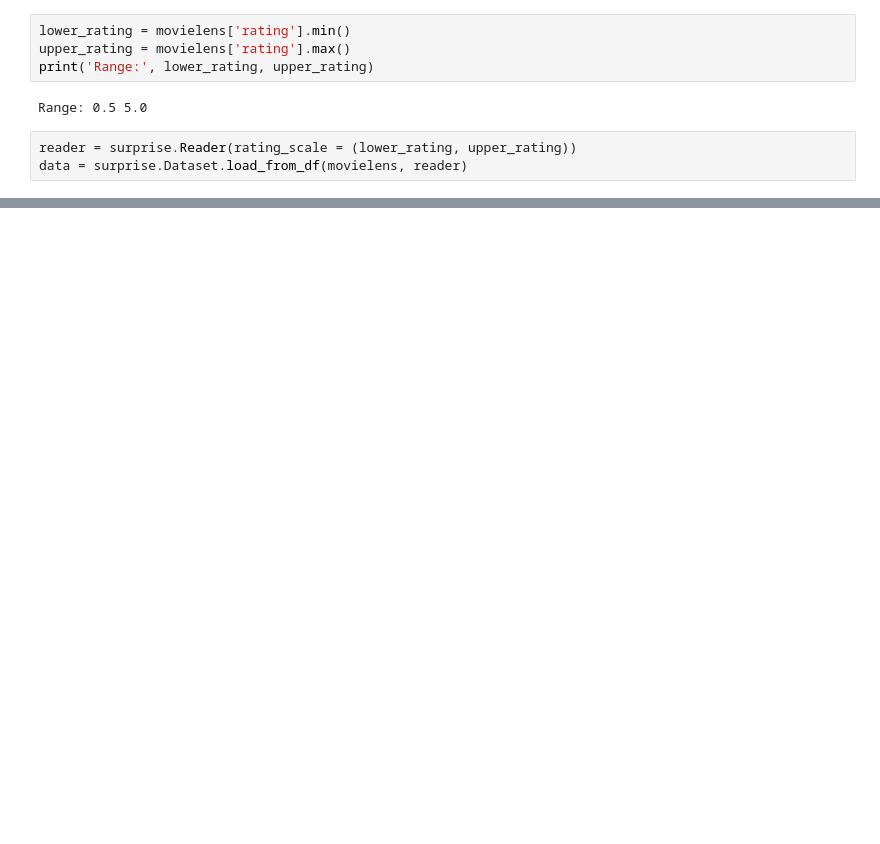
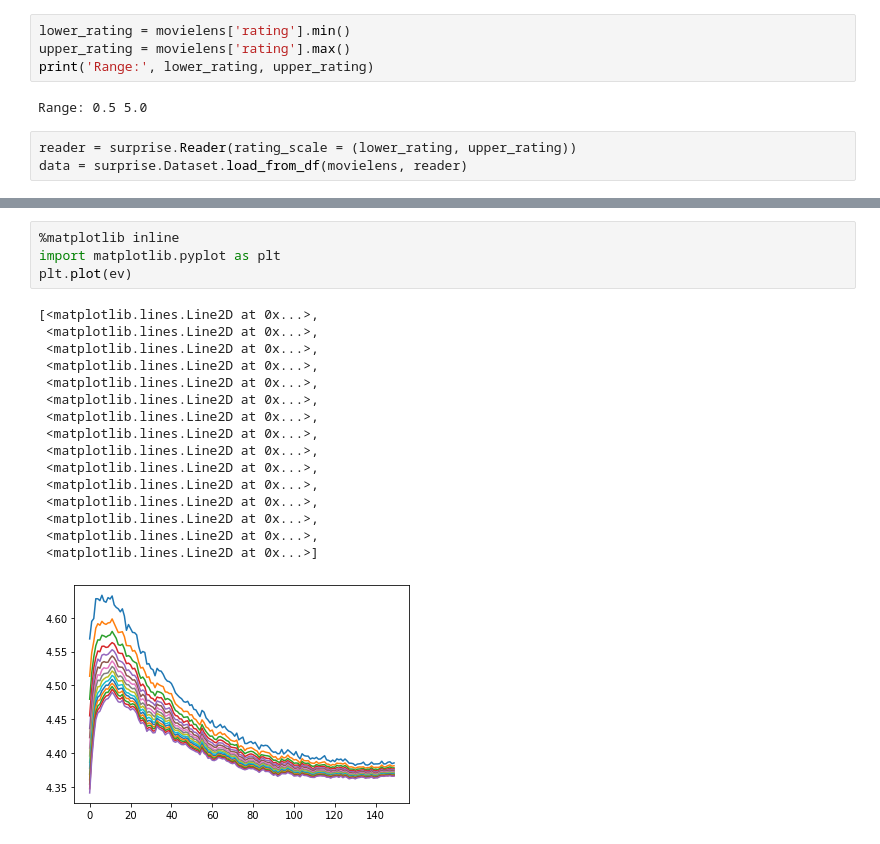
Before and after one commit to LevinRoman/escaping_echo_chambers, a Jupyter notebook: notebooks/2-Recommender System.ipynb, the cells around one changed output, grey strips where cells are left out. Saved outputs shown, nothing was run; the diff lists cells and outputs as text; blank space fills up the shorter version.

```diff
--- a/notebooks/2-Recommender System.ipynb
+++ b/notebooks/2-Recommender System.ipynb
@@ -95,0 +470,21 @@ alg
+# %%
+%matplotlib inline
+import matplotlib.pyplot as plt
+plt.plot(ev)
+# %% [output]
+[<matplotlib.lines.Line2D at 0x...>,
+ <matplotlib.lines.Line2D at 0x...>,
+ <matplotlib.lines.Line2D at 0x...>,
+ <matplotlib.lines.Line2D at 0x...>,
+ <matplotlib.lines.Line2D at 0x...>,
+ <matplotlib.lines.Line2D at 0x...>,
+ <matplotlib.lines.Line2D at 0x...>,
+ <matplotlib.lines.Line2D at 0x...>,
+ <matplotlib.lines.Line2D at 0x...>,
+ <matplotlib.lines.Line2D at 0x...>,
+ <matplotlib.lines.Line2D at 0x...>,
+ <matplotlib.lines.Line2D at 0x...>,
+ <matplotlib.lines.Line2D at 0x...>,
+ <matplotlib.lines.Line2D at 0x...>,
+ <matplotlib.lines.Line2D at 0x...>]
+[figure, added]
```
Also changed, not shown: parts of 71 cells of this notebook, 24 other files.
